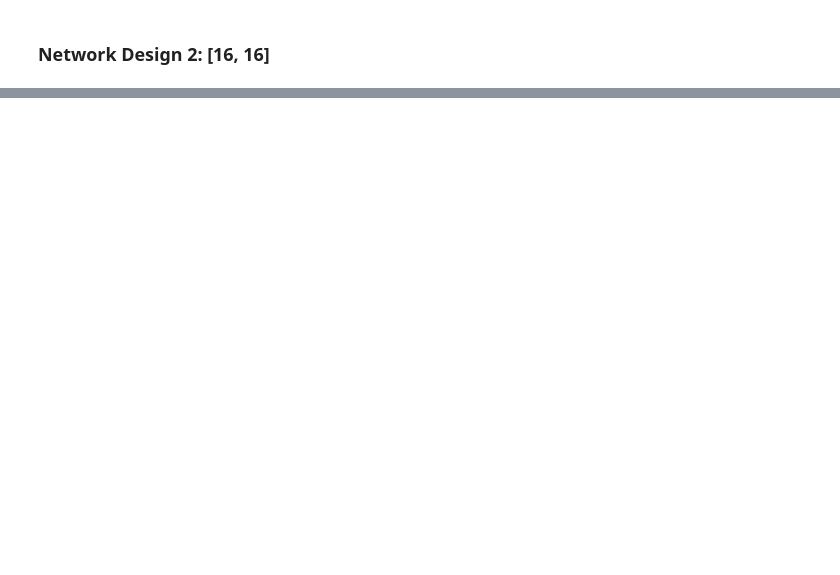
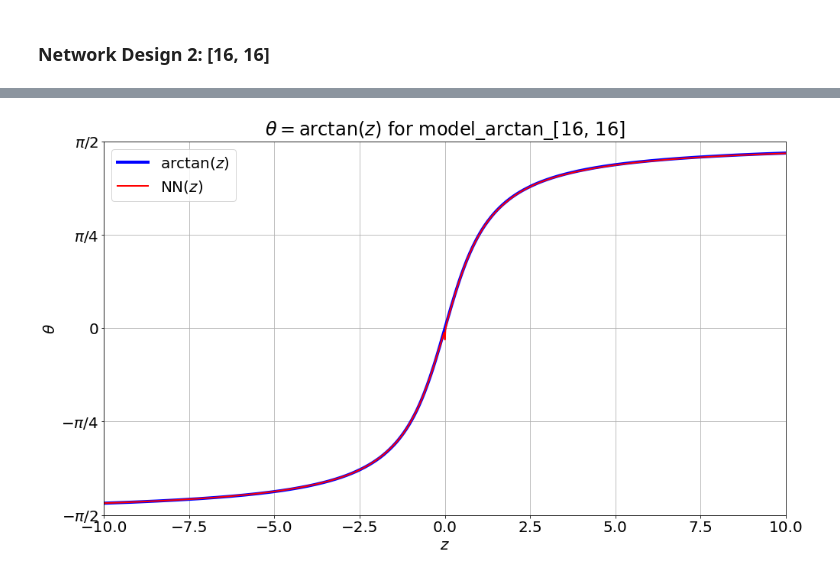
Before and after one commit to memanuel/IACS-n-body, a Jupyter notebook: src/polar-coord-tan.ipynb, the cells around one changed output, grey strips where cells are left out. Cells and saved outputs as stored; diff of their text form; code cells hidden in the pictures; blank space fills up the shorter version.

```diff
--- a/src/polar-coord-tan.ipynb
+++ b/src/polar-coord-tan.ipynb
@@ -572,2 +513,6 @@ model_arctan_16_16 = make_model_pow(func_name='arctan',
+# %%
+model_arctan_16_16 = make_model_arctan(
+    hidden_sizes=[16, 16],
+    skip_layers=True)
 # %%
 keras.utils.plot_model(model_arctan_16_16)
@@ -600,3 +588,5 @@ fig, ax = plot_loss_hist(hist_arctan_16_16, 'arctan: [16, 16]')
 # %%
-fig, ax = plot_pred_arctan(model_arctan_16_16, x)
+fig, ax = plot_pred_arctan(model_arctan_16_16, z)
+# %% [output]
+[figure, added]
 # %%
```
Also changed, not shown: parts of 18 cells of this notebook, 2 other files.
